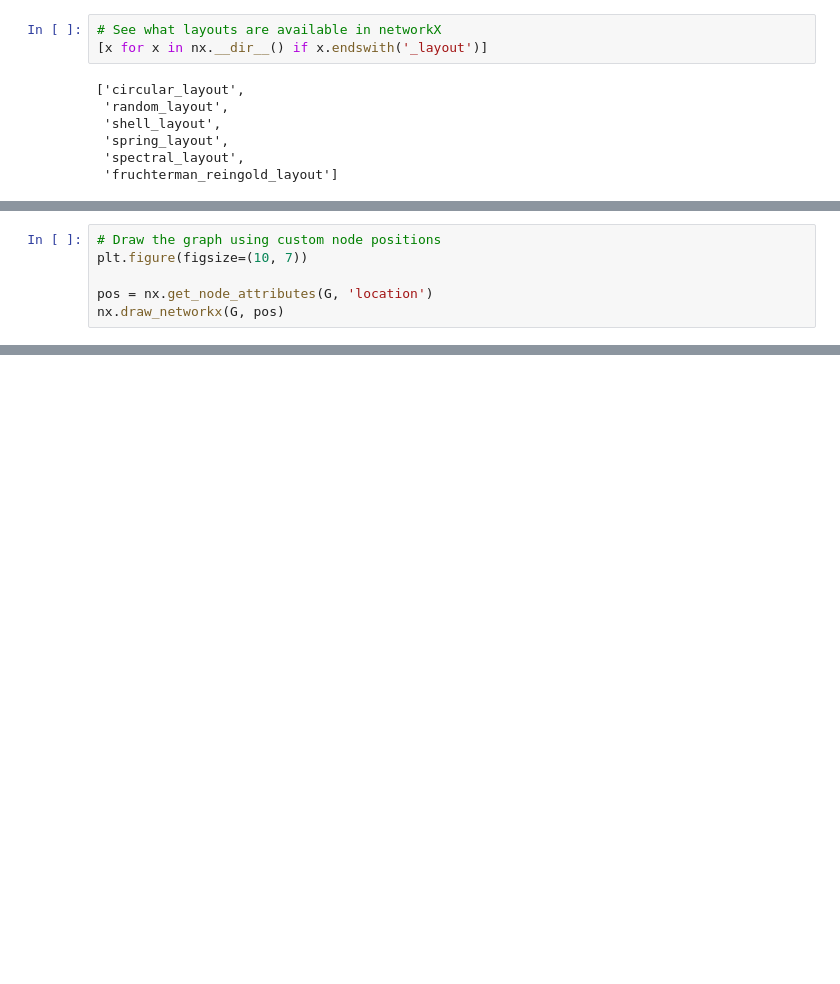
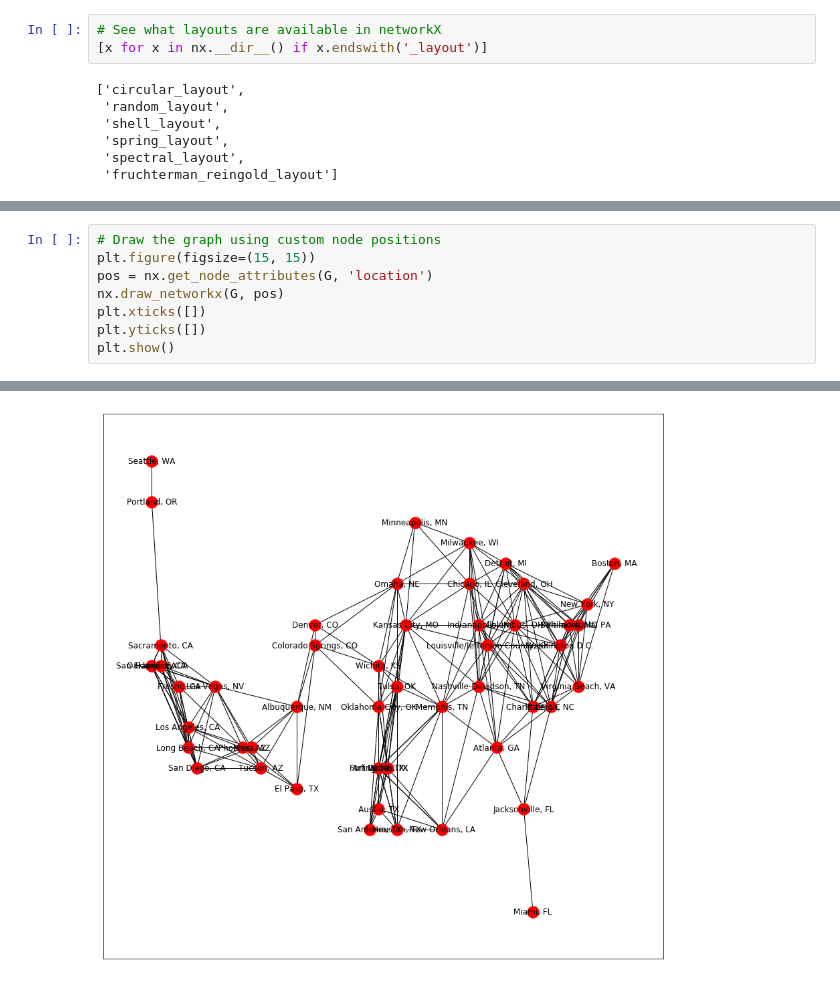
Before and after one commit to LuisAngelMendozaVelasco/Applied_Data_Science_with_Python_Specialization, a Jupyter notebook: Applied_Social_Network_Analysis_in_Python/Week2/Labs/Visualizing Graphs with NetworkX.ipynb, the cells around one changed output, grey strips where cells are left out. Cells and saved outputs as stored; diff of their text form; blank space fills up the shorter version.

```diff
--- a/Applied_Social_Network_Analysis_in_Python/Week2/Labs/Visualizing Graphs with NetworkX.ipynb
+++ b/Applied_Social_Network_Analysis_in_Python/Week2/Labs/Visualizing Graphs with NetworkX.ipynb
@@ -51,7 +64,9 @@ nx.draw_networkx(G, pos)
 # %%
 # Draw the graph using custom node positions
-plt.figure(figsize=(10, 7))
-
+plt.figure(figsize=(15, 15))
 pos = nx.get_node_attributes(G, 'location')
 nx.draw_networkx(G, pos)
+plt.xticks([])
+plt.yticks([])
+plt.show()
 # %% [output]
@@ -60,2 +73,3 @@ nx.draw_networkx(G, pos)
+[figure, added]
 # %%
 # Draw the graph adding alpha, removing labels, and softening edge color
```
Also changed, not shown: parts of 11 cells of this notebook, 16 other files.
